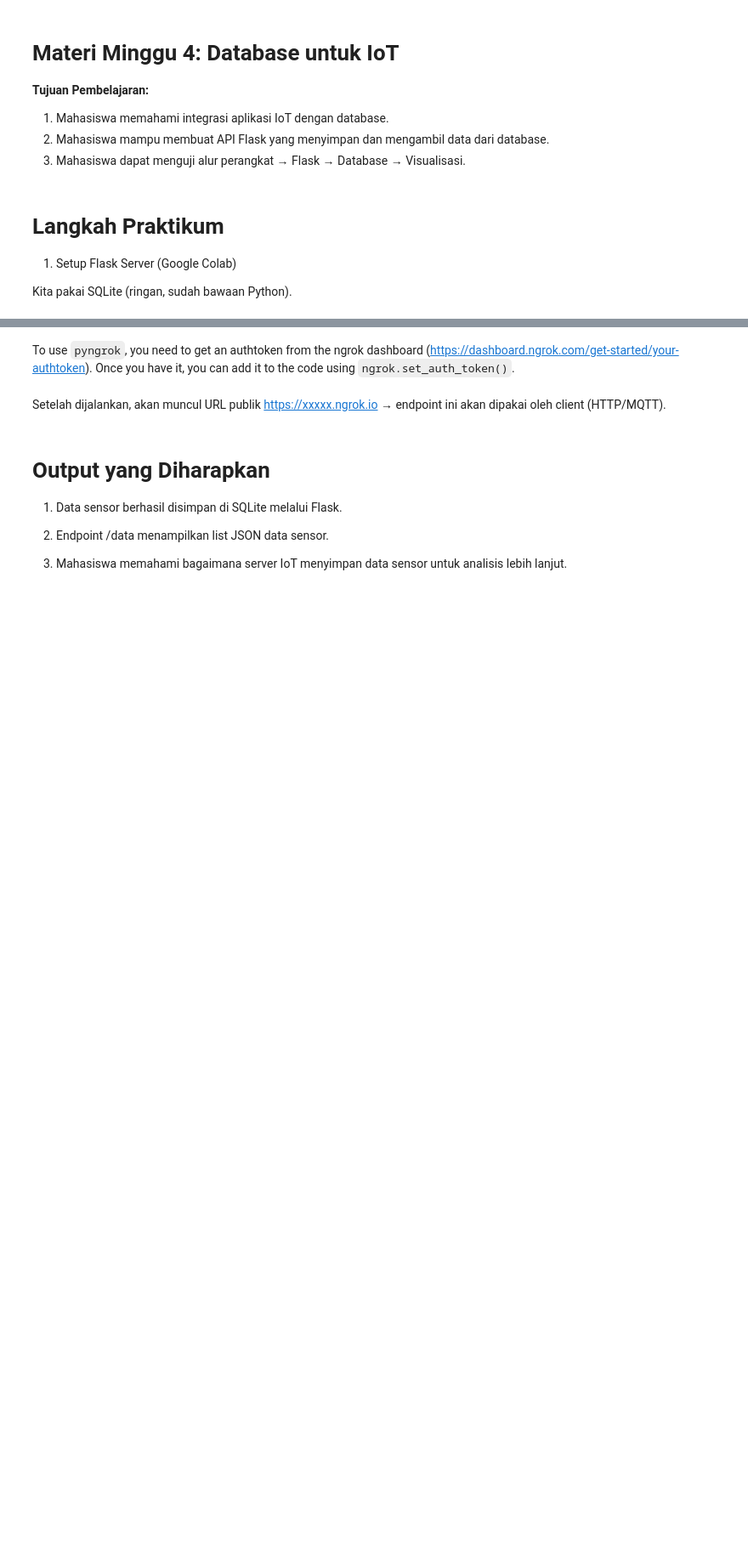
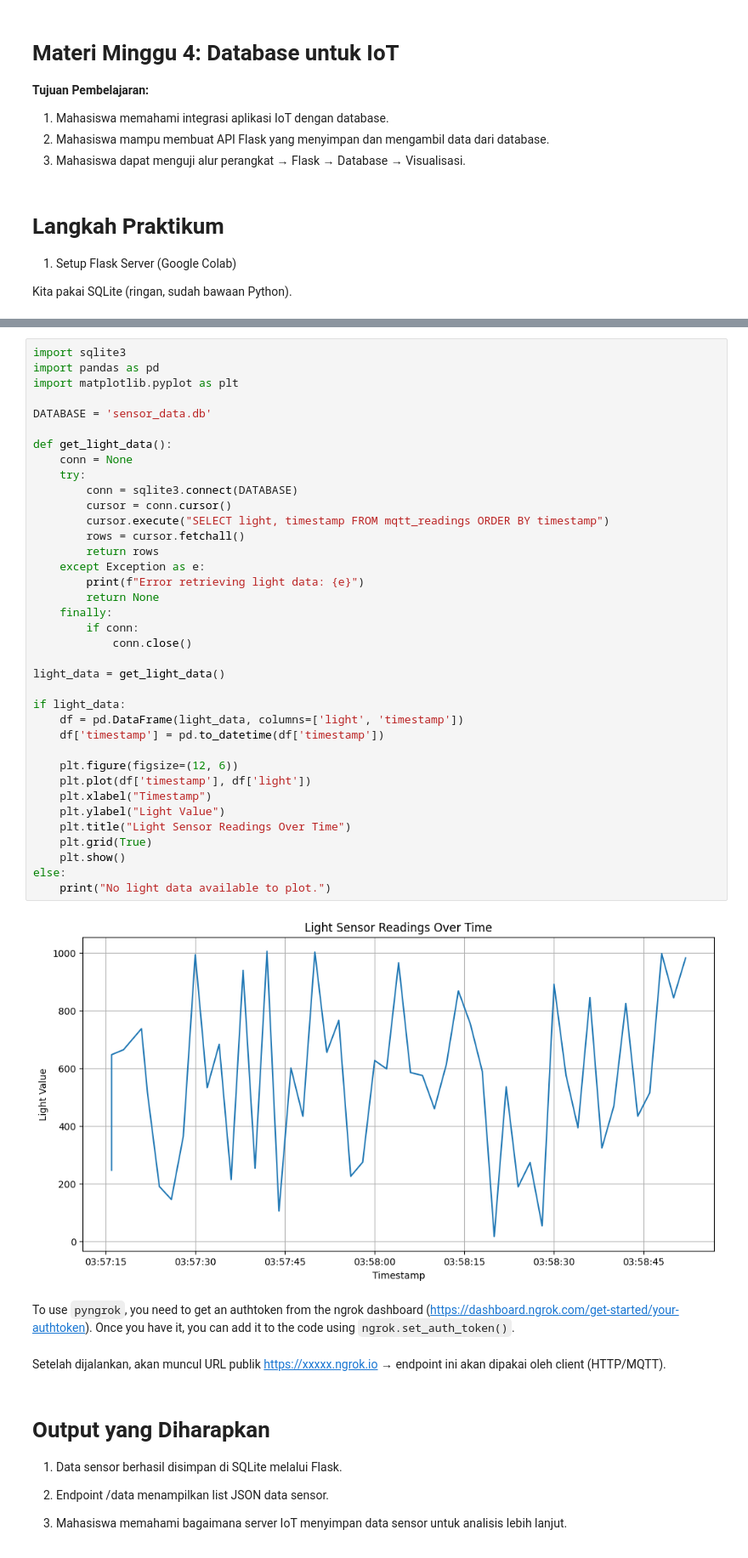
Before and after one commit to arimbawa/Aplikasi-IoT, a Jupyter notebook: Minggu_4_Database_untuk_IoT.ipynb, the cells around one changed output, grey strips where cells are left out. Shown at 85% size. Cells and saved outputs as stored; diff of their text form; blank space fills up the shorter version.

```diff
--- a/Minggu_4_Database_untuk_IoT.ipynb
+++ b/Minggu_4_Database_untuk_IoT.ipynb
@@ -187,6 +187,45 @@ print("Flask server URL:", public_url)
 # Jalankan Flask
 if __name__ == '__main__':
     app.run(port=5000)
+# %%
+import sqlite3
+import pandas as pd
+import matplotlib.pyplot as plt
+
+DATABASE = 'sensor_data.db'
+
+def get_light_data():
+    conn = None
+    try:
+        conn = sqlite3.connect(DATABASE)
+        cursor = conn.cursor()
+        cursor.execute("SELECT light, timestamp FROM mqtt_readings ORDER BY timestamp")
+        rows = cursor.fetchall()
+        return rows
+    except Exception as e:
+        print(f"Error retrieving light data: {e}")
+        return None
+    finally:
+        if conn:
+            conn.close()
+
+light_data = get_light_data()
+
+if light_data:
+    df = pd.DataFrame(light_data, columns=['light', 'timestamp'])
+    df['timestamp'] = pd.to_datetime(df['timestamp'])
+
+    plt.figure(figsize=(12, 6))
+    plt.plot(df['timestamp'], df['light'])
+    plt.xlabel("Timestamp")
+    plt.ylabel("Light Value")
+    plt.title("Light Sensor Readings Over Time")
+    plt.grid(True)
+    plt.show()
+else:
+    print("No light data available to plot.")
+# %% [output]
+[figure, added]
 # %% [markdown]
 To use `pyngrok`, you need to get an authtoken from the ngrok dashboard ([https://dashboard.ngrok.com/get-started/your-authtoken](https://dashboard.ngrok.com/get-started/your-authtoken)). Once you have it, you can add it to the code using `ngrok.set_auth_token()`.
 # %% [markdown]
```
Also changed, not shown: parts of 1 cell of this notebook.
